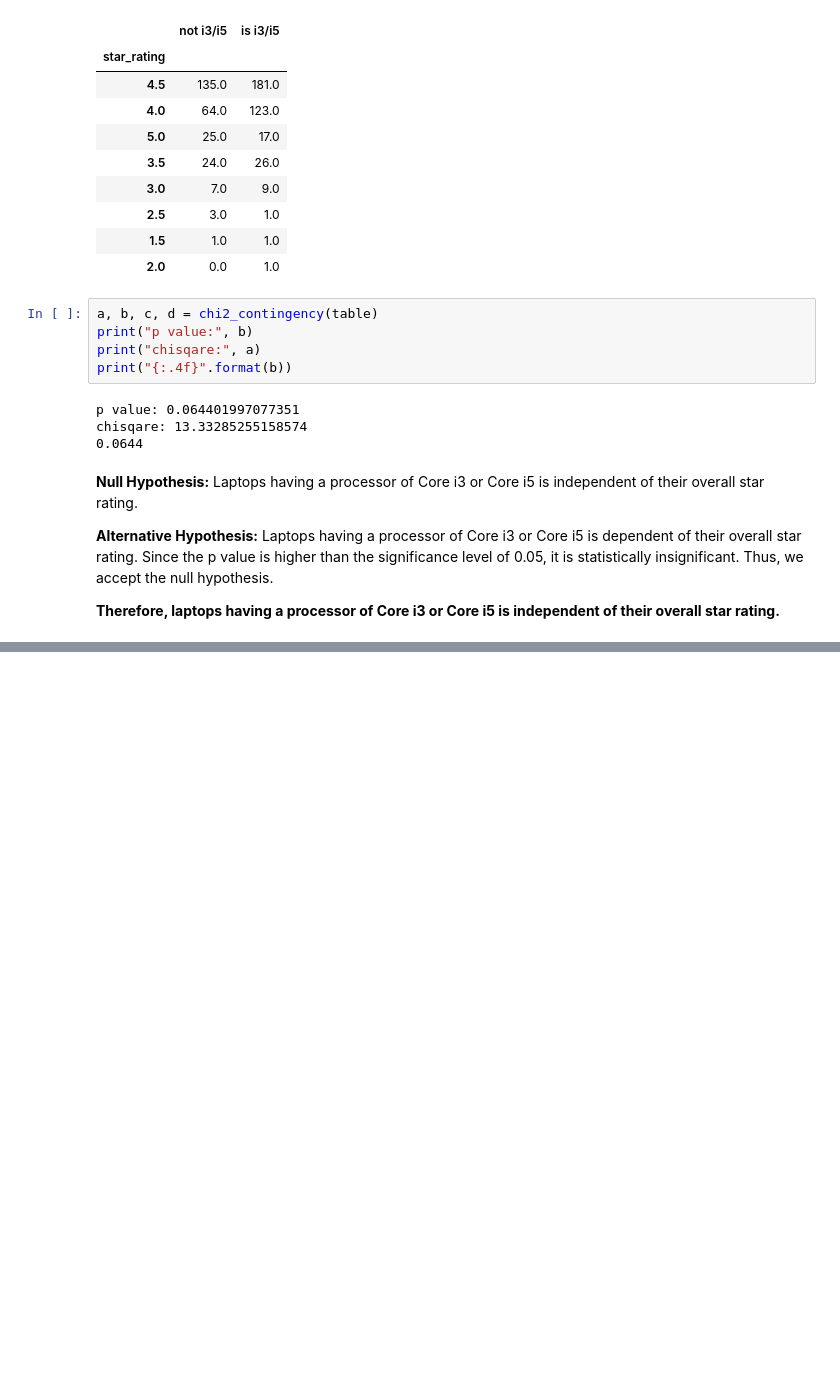
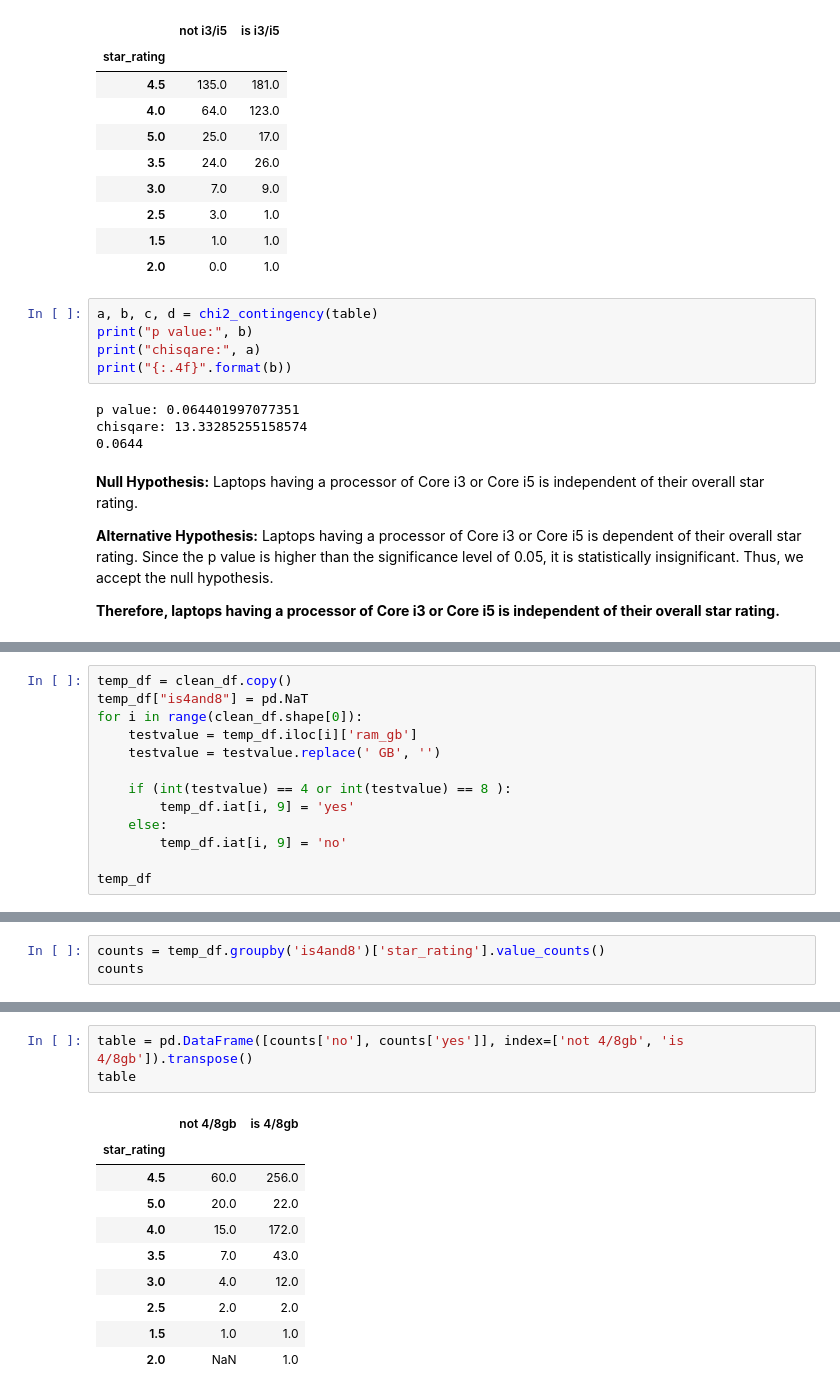
Before and after one commit to AureliusLim/csmodel-phase1, a Jupyter notebook: main_notebook.ipynb, the cells around one changed output, grey strips where cells are left out. Cells and saved outputs as stored; diff of their text form; blank space fills up the shorter version.

```diff
--- a/main_notebook.ipynb
+++ b/main_notebook.ipynb
@@ -969,0 +954,13 @@ Since the p value is lower than the signifiance level of 0.05, it is statistical
+# %%
+temp_df = clean_df.copy()
+temp_df["is4and8"] = pd.NaT
+for i in range(clean_df.shape[0]):
+    testvalue = temp_df.iloc[i]['ram_gb']
+    testvalue = testvalue.replace(' GB', '')
+
+    if (int(testvalue) == 4 or int(testvalue) == 8 ):
+        temp_df.iat[i, 9] = 'yes'
+    else:
+        temp_df.iat[i, 9] = 'no'
+
+temp_df
@@ -969,0 +981,3 @@ Since the p value is lower than the signifiance level of 0.05, it is statistical
+# %%
+counts = temp_df.groupby('is4and8')['star_rating'].value_counts()
+counts
@@ -969,0 +1002,14 @@ Since the p value is lower than the signifiance level of 0.05, it is statistical
+# %%
+table = pd.DataFrame([counts['no'], counts['yes']], index=['not 4/8gb', 'is 4/8gb']).transpose()
+table
+# %% [output]
+|  | not 4/8gb | is 4/8gb |
+| star_rating |  |  |
+| 4.5 | 60.0 | 256.0 |
+| 5.0 | 20.0 | 22.0 |
+| 4.0 | 15.0 | 172.0 |
+| 3.5 | 7.0 | 43.0 |
+| 3.0 | 4.0 | 12.0 |
+| 2.5 | 2.0 | 2.0 |
+| 1.5 | 1.0 | 1.0 |
+| 2.0 | NaN | 1.0 |
```
Also changed, not shown: parts of 20 cells of this notebook.
